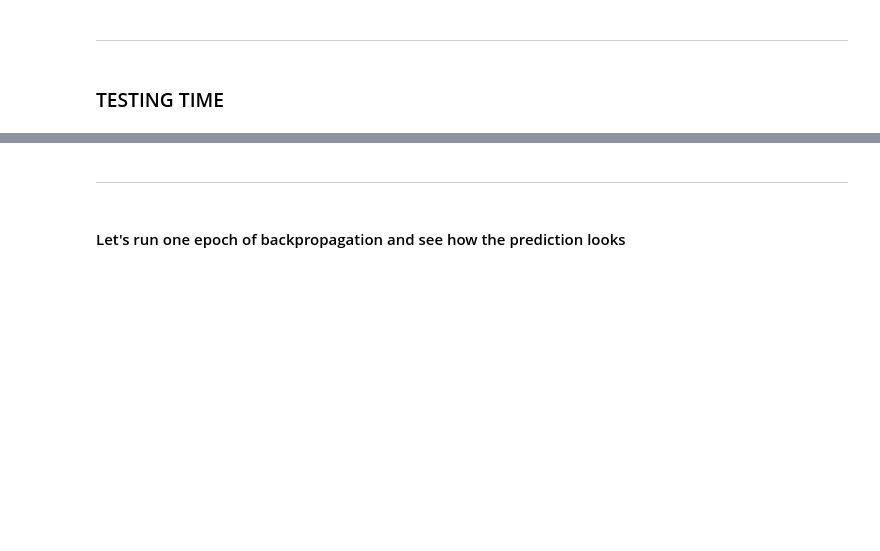
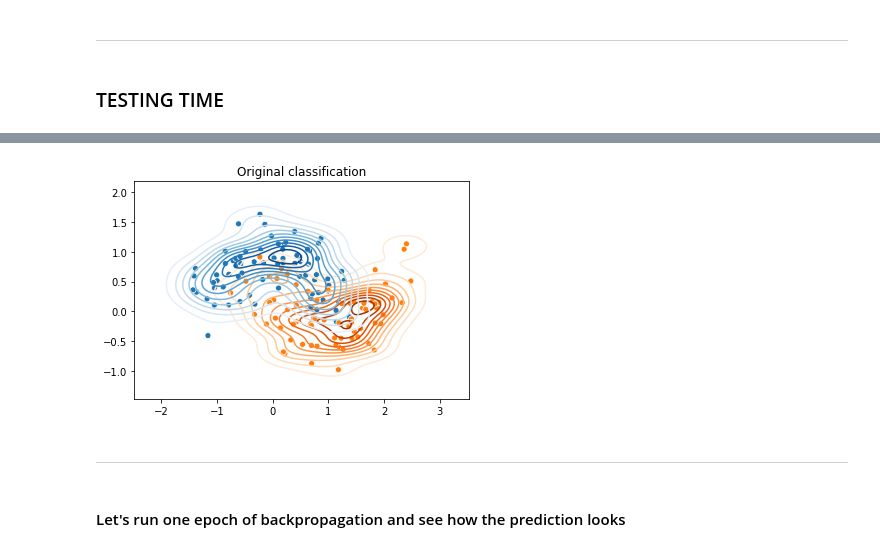
Before and after one commit to paizsgyorgy/Artificial_neural_network, a Jupyter notebook: Notebooks/03 ANN_backprop_illustration.ipynb, the cells around one changed output, grey strips where cells are left out. Saved outputs shown, nothing was run; the diff lists cells and outputs as text; code cells hidden in the pictures; blank space fills up the shorter version.

```diff
--- a/Notebooks/03 ANN_backprop_illustration.ipynb
+++ b/Notebooks/03 ANN_backprop_illustration.ipynb
@@ -130,3 +129,12 @@ _ = plt.title('Original classiciation')
+# %%
+ones = X[y == 1]
+zeros = X[y != 1]
+ax = sns.kdeplot(ones[:,0], ones[:,1], cmap="Oranges")
+ax = sns.kdeplot(zeros[:,0], zeros[:,1], cmap="Blues")
+ax = sns.scatterplot(X[:,0], X[:,1], hue=y, legend=False)
+ax = plt.title('Original classification')
+# %% [output]
+[figure, added]
 # %% [markdown]
 ---
 # %% [markdown]
```
Also changed, not shown: parts of 12 cells of this notebook, 3 other files.
